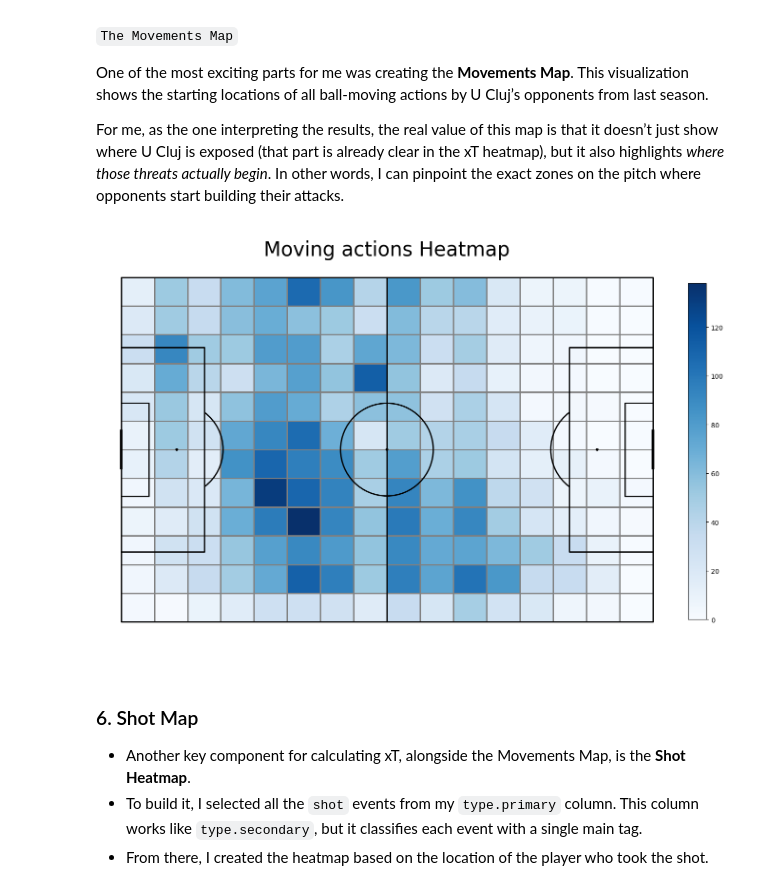
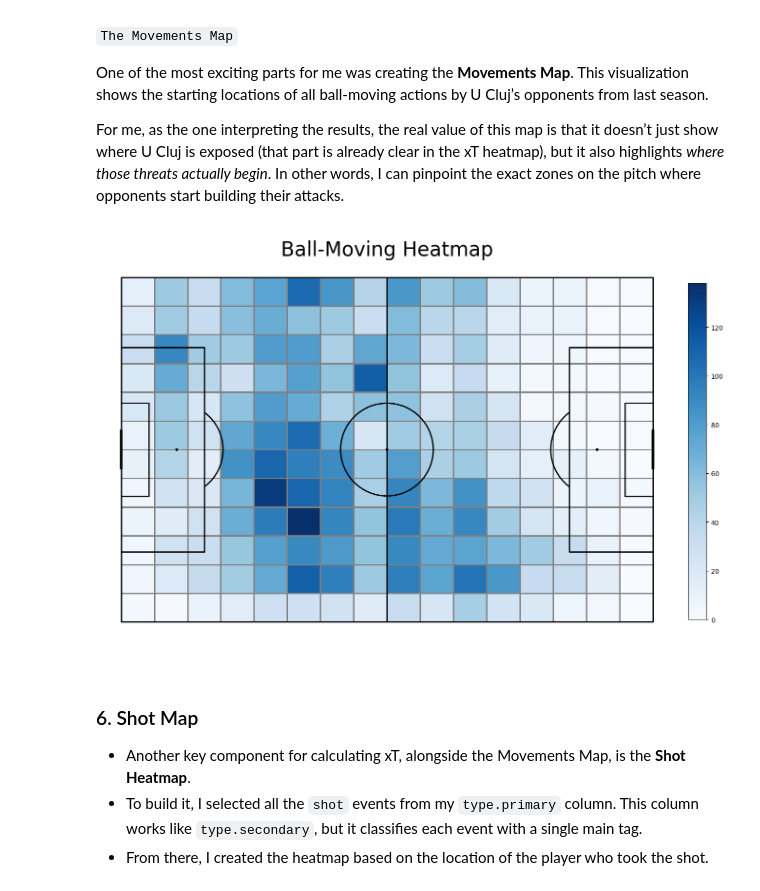
Before and after one commit to zainea-bogdan/FRF-Data-Project-ZGB, a Jupyter notebook: sourcecode/mvp_step_by_step.ipynb, the cells around one changed output. Saved outputs shown, nothing was run; the diff lists cells and outputs as text; code cells hidden in the pictures.

```diff
--- a/sourcecode/mvp_step_by_step.ipynb
+++ b/sourcecode/mvp_step_by_step.ipynb
@@ -185,31 +185,31 @@ For me, as the one interpreting the results, the real value of this map is that
 # %%
 pass_types = ['short_or_medium_pass', 'long_pass', 'head_pass', 'smart_pass', 'cross','forward_pass','progressive_pass','lateral_pass','back_pass','dribble']
 
 move_df = df.loc[
     (df['type.secondary'].apply(lambda x: any(item in x for item in pass_types))) &
     (df['pass.accurate'] == True)
 ]
 
 # making sure the coordinates are in the right interval
 move_df = move_df.loc[(((move_df["pass.endLocation.x"] != 0) & (move_df["pass.endLocation.y"] != 68)) & ((move_df["pass.endLocation.x"] != 105) & (move_df["pass.endLocation.y"] != 0)))]
 
 # development of the heatmap
 pitch = Pitch(line_color='black', pitch_type='custom', pitch_length=105, pitch_width=68, line_zorder=2)
 move = pitch.bin_statistic(move_df['location.x'], move_df['location.y'], statistic='count', bins=(16, 12), normalize=False)
 
 fig, ax = pitch.grid(grid_height=0.9, title_height=0.06, axis=False,
                      endnote_height=0.04, title_space=0, endnote_space=0)
 pcm = pitch.heatmap(move, cmap='Blues', edgecolor='grey', ax=ax['pitch'])
 
 ax_cbar = fig.add_axes((1, 0.093, 0.03, 0.786))
 cbar = plt.colorbar(pcm, cax=ax_cbar)
 
-fig.suptitle('Moving actions Heatmap', fontsize=30)
+fig.suptitle('Ball-Moving Heatmap', fontsize=30)
 plt.show()
 
 move_count = move["statistic"]
 # %% [output]
-[figure, old version]
+[figure, new version]
 # %% [markdown]
 ### 6. Shot Map
 
```
Also changed, not shown: parts of 8 cells of this notebook, 2 other files.
